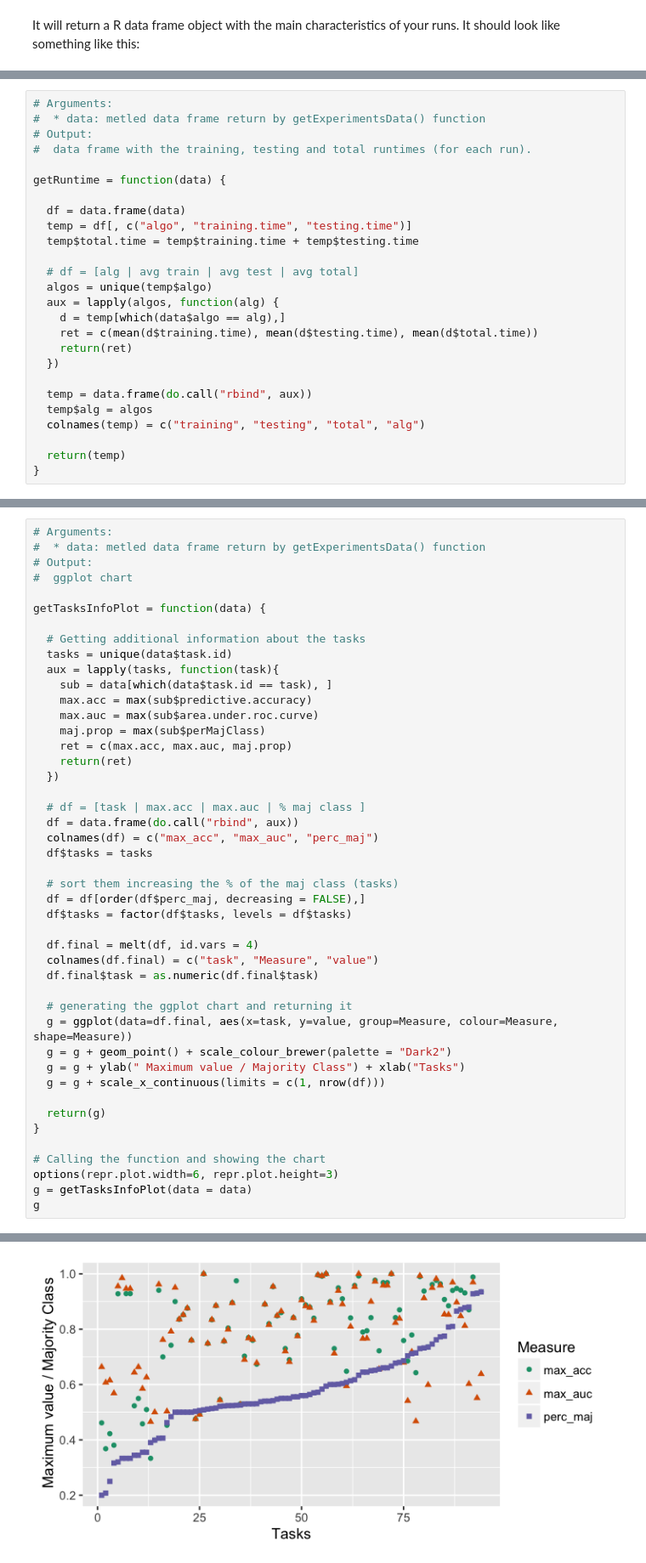
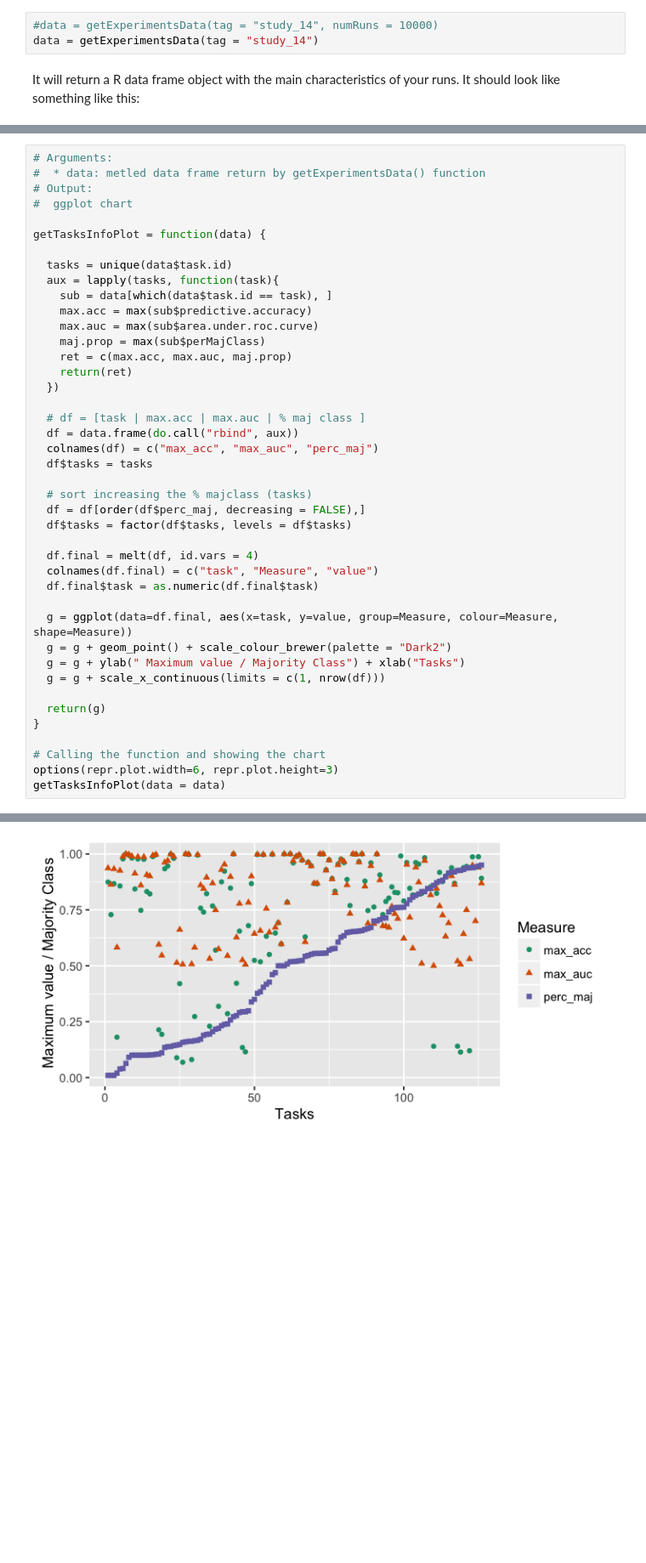
Before and after one commit to rgmantovani/postAnalysis, a Jupyter notebook: AutomaticAnalysis.ipynb, the cells around one changed output, grey strips where cells are left out. Shown at 85% size. Drawn from its saved outputs; the diff is of its cells as text; blank space fills up the shorter version.

```diff
--- a/AutomaticAnalysis.ipynb
+++ b/AutomaticAnalysis.ipynb
@@ -143,3 +92,6 @@ data = getExperimentsData(tag = "study_7", numRuns = 18000)
+# %%
+#data = getExperimentsData(tag = "study_14", numRuns = 10000)
+data = getExperimentsData(tag = "study_14")
 # %% [markdown]
 It will return a R data frame object with the main characteristics of your runs. It should look like something like this:
 # %%
@@ -264,27 +107 @@ The output is a data frame with the training, testing and total runtime for each
-# %%
-# Arguments:
-#  * data: metled data frame return by getExperimentsData() function
-# Output:
-#  data frame with the training, testing and total runtimes (for each run).
-
-getRuntime = function(data) {
-
-  df = data.frame(data)
-  temp = df[, c("algo", "training.time", "testing.time")]
-  temp$total.time = temp$training.time + temp$testing.time
-
-  # df = [alg | avg train | avg test | avg total]
-  algos = unique(temp$algo)
-  aux = lapply(algos, function(alg) {
-    d = temp[which(data$algo == alg),]
-    ret = c(mean(d$training.time), mean(d$testing.time), mean(d$total.time))
-    return(ret)
-  })
-
-  temp = data.frame(do.call("rbind", aux))
-  temp$alg = algos
-  colnames(temp) = c("training", "testing", "total", "alg")
-
-  return(temp)
-}
 # %% [markdown]
@@ -306,7 +123,6 @@ The plot is generated below. Passing your data as an argument will generate a si
 
 getTasksInfoPlot = function(data) {
 
-  # Getting additional information about the tasks
   tasks = unique(data$task.id)
   aux = lapply(tasks, function(task){
     sub = data[which(data$task.id == task), ]
@@ -322,7 +138,7 @@ getTasksInfoPlot = function(data) {
   colnames(df) = c("max_acc", "max_auc", "perc_maj")
   df$tasks = tasks
 
-  # sort them increasing the % of the maj class (tasks)
+  # sort increasing the % majclass (tasks)
   df = df[order(df$perc_maj, decreasing = FALSE),]
   df$tasks = factor(df$tasks, levels = df$tasks)
 
@@ -330,7 +146,6 @@ getTasksInfoPlot = function(data) {
   colnames(df.final) = c("task", "Measure", "value")
   df.final$task = as.numeric(df.final$task)
 
-  # generating the ggplot chart and returning it
   g = ggplot(data=df.final, aes(x=task, y=value, group=Measure, colour=Measure, shape=Measure))
   g = g + geom_point() + scale_colour_brewer(palette = "Dark2")
   g = g + ylab(" Maximum value / Majority Class") + xlab("Tasks")
@@ -341,7 +156,6 @@ getTasksInfoPlot = function(data) {
 
 # Calling the function and showing the chart
 options(repr.plot.width=6, repr.plot.height=3)
-g = getTasksInfoPlot(data = data)
-g
+getTasksInfoPlot(data = data)
 # %% [output]
 Warning message:
@@ -349,2 +163,2 @@ Warning message:
-[figure, old version]
+[figure, new version]
 # %% [markdown]
```
Also changed, not shown: parts of 76 cells of this notebook, 2 other files.
